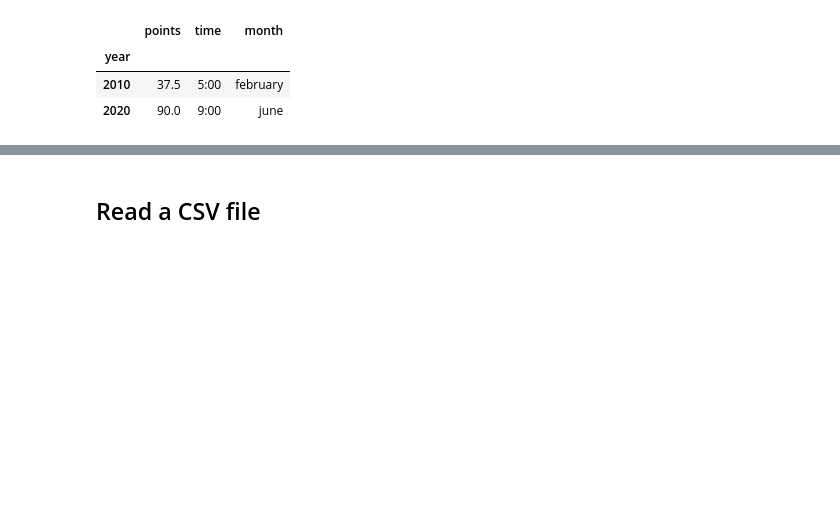
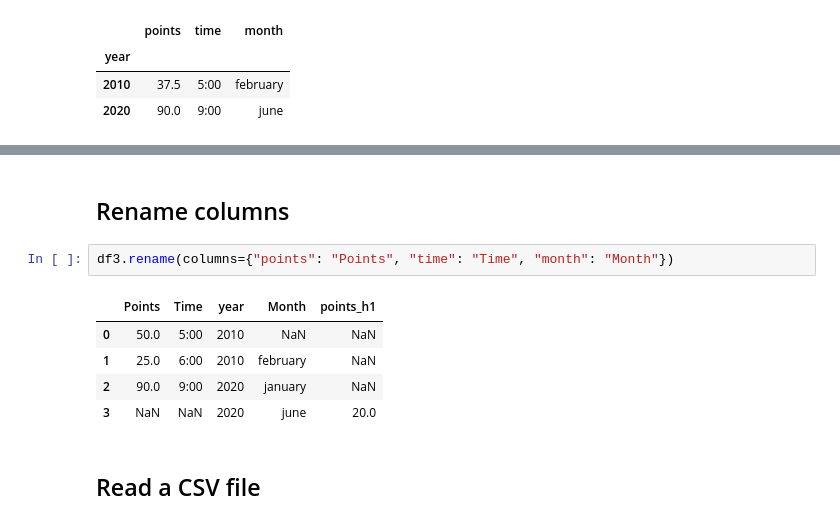
Before and after one commit to novillo-cs/softdev_material, a Jupyter notebook: lessons/unit_7/pandas.ipynb, the cells around one changed output, grey strips where cells are left out. Cells and saved outputs as stored; diff of their text form; blank space fills up the shorter version.

```diff
--- a/lessons/unit_7/pandas.ipynb
+++ b/lessons/unit_7/pandas.ipynb
@@ -466,3 +501,13 @@ df3.groupby(['year']).agg({'points': 'mean', 'time': 'first', 'month': 'last'})
+# %% [markdown]
+## Rename columns
+# %%
+df3.rename(columns={"points": "Points", "time": "Time", "month": "Month"})
+# %% [output]
+|  | Points | Time | year | Month | points_h1 |
+| 0 | 50.0 | 5:00 | 2010 | NaN | NaN |
+| 1 | 25.0 | 6:00 | 2010 | february | NaN |
+| 2 | 90.0 | 9:00 | 2020 | january | NaN |
+| 3 | NaN | NaN | 2020 | june | 20.0 |
 # %% [markdown]
 ## Read a CSV file
 # %%
```
Also changed, not shown: parts of 3 cells of this notebook.
